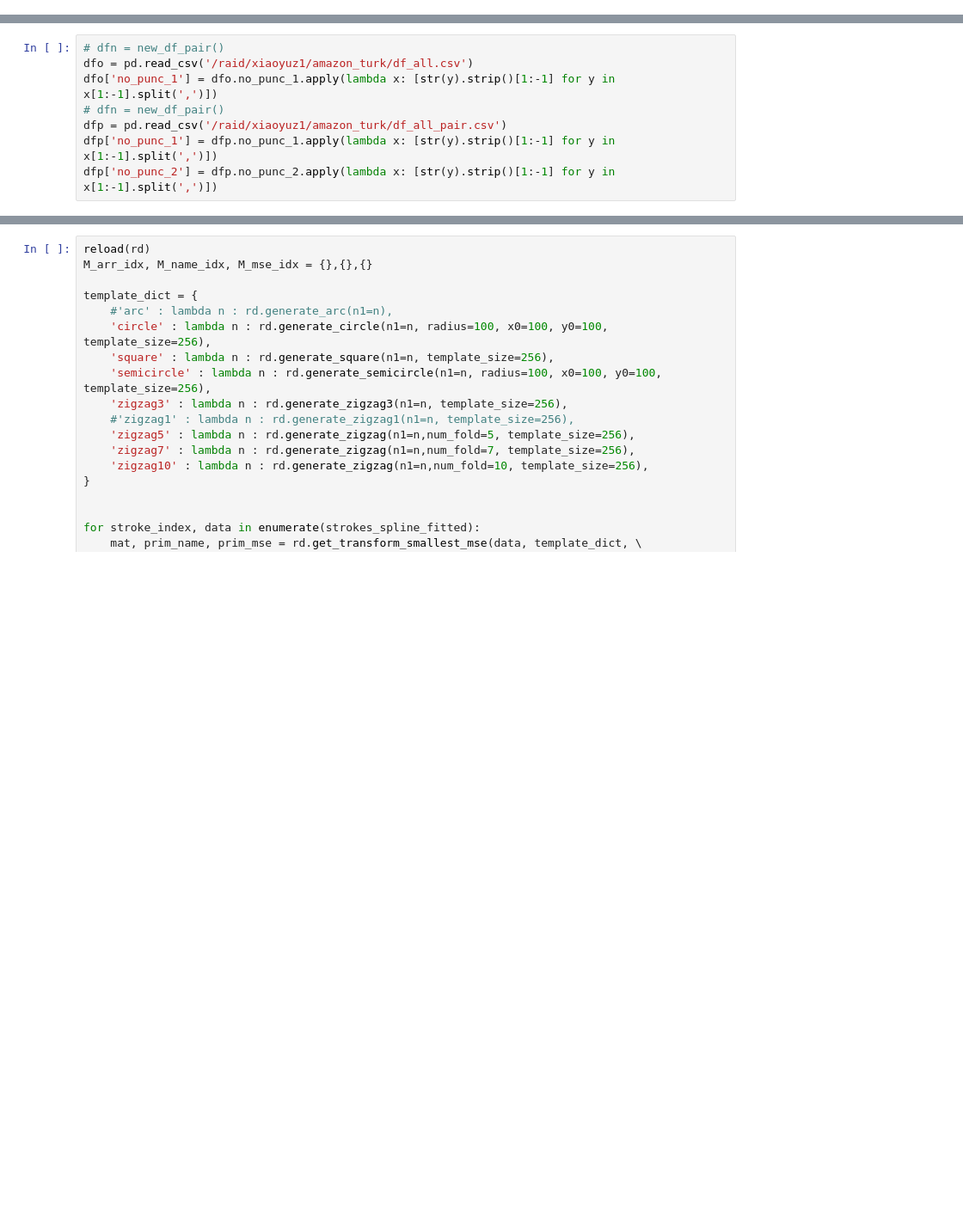
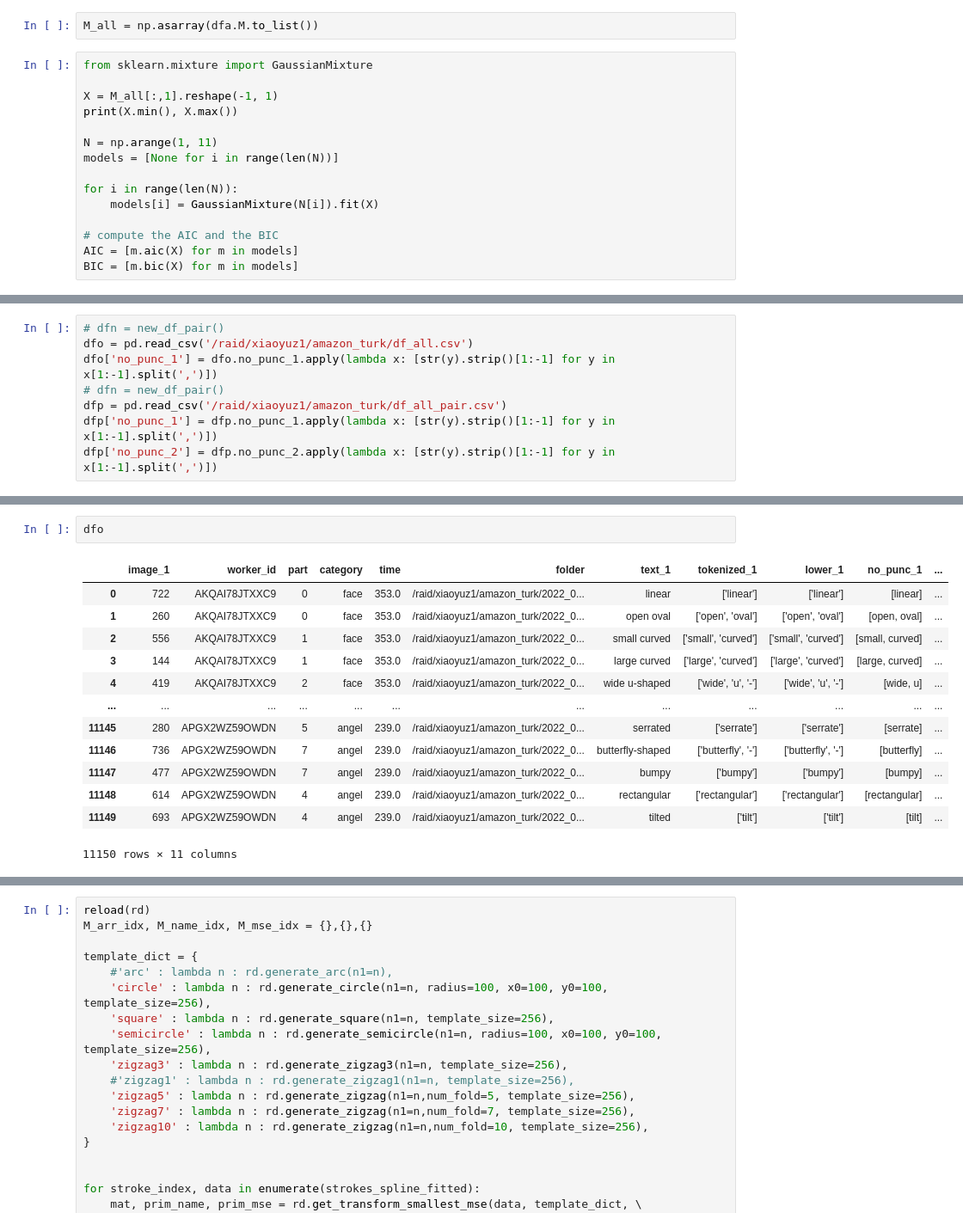
Before and after one commit to ErinZhang1998/sketch_collection, a Jupyter notebook: 07_01_analysis.ipynb, the cells around one changed output, grey strips where cells are left out. Shown at 86% size. Drawn from its saved outputs; the diff is of its cells as text; blank space fills up the shorter version.

```diff
--- a/07_01_analysis.ipynb
+++ b/07_01_analysis.ipynb
@@ -162,0 +224,17 @@ dfa = df[df.mse.apply(lambda x: not math.isinf(x))]
+# %%
+M_all = np.asarray(dfa.M.to_list())
+# %%
+from sklearn.mixture import GaussianMixture
+
+X = M_all[:,1].reshape(-1, 1)
+print(X.min(), X.max())
+
+N = np.arange(1, 11)
+models = [None for i in range(len(N))]
+
+for i in range(len(N)):
+    models[i] = GaussianMixture(N[i]).fit(X)
+
+# compute the AIC and the BIC
+AIC = [m.aic(X) for m in models]
+BIC = [m.bic(X) for m in models]
@@ -268,2 +554,18 @@ dfp['no_punc_2'] = dfp.no_punc_2.apply(lambda x: [str(y).strip()[1:-1] for y in
+# %%
+dfo
+# %% [output]
+|  | image_1 | worker_id | part | category | time | folder | text_1 | tokenized_1 | lower_1 | no_punc_1 | ... |
+| 0 | 722 | AKQAI78JTXXC9 | 0 | face | 353.0 | /raid/xiaoyuz1/amazon_turk/2022_0... | linear | ['linear'] | ['linear'] | [linear] | ... |
+| 1 | 260 | AKQAI78JTXXC9 | 0 | face | 353.0 | /raid/xiaoyuz1/amazon_turk/2022_0... | open oval | ['open', 'oval'] | ['open', 'oval'] | [open, oval] | ... |
+| 2 | 556 | AKQAI78JTXXC9 | 1 | face | 353.0 | /raid/xiaoyuz1/amazon_turk/2022_0... | small curved | ['small', 'curved'] | ['small', 'curved'] | [small, curved] | ... |
+| 3 | 144 | AKQAI78JTXXC9 | 1 | face | 353.0 | /raid/xiaoyuz1/amazon_turk/2022_0... | large curved | ['large', 'curved'] | ['large', 'curved'] | [large, curved] | ... |
+| 4 | 419 | AKQAI78JTXXC9 | 2 | face | 353.0 | /raid/xiaoyuz1/amazon_turk/2022_0... | wide u-shaped | ['wide', 'u', '-'] | ['wide', 'u', '-'] | [wide, u] | ... |
+| ... | ... | ... | ... | ... | ... | ... | ... | ... | ... | ... | ... |
+| 11145 | 280 | APGX2WZ59OWDN | 5 | angel | 239.0 | /raid/xiaoyuz1/amazon_turk/2022_0... | serrated | ['serrate'] | ['serrate'] | [serrate] | ... |
+| 11146 | 736 | APGX2WZ59OWDN | 7 | angel | 239.0 | /raid/xiaoyuz1/amazon_turk/2022_0... | butterfly-shaped | ['butterfly', '-'] | ['butterfly', '-'] | [butterfly] | ... |
+| 11147 | 477 | APGX2WZ59OWDN | 7 | angel | 239.0 | /raid/xiaoyuz1/amazon_turk/2022_0... | bumpy | ['bumpy'] | ['bumpy'] | [bumpy] | ... |
+| 11148 | 614 | APGX2WZ59OWDN | 4 | angel | 239.0 | /raid/xiaoyuz1/amazon_turk/2022_0... | rectangular | ['rectangular'] | ['rectangular'] | [rectangular] | ... |
+| 11149 | 693 | APGX2WZ59OWDN | 4 | angel | 239.0 | /raid/xiaoyuz1/amazon_turk/2022_0... | tilted | ['tilt'] | ['tilt'] | [tilt] | ... |
+11150 rows × 11 columns
 # %%
 dfo[(dfo['image_1'] == idx)]
```
Also changed, not shown: parts of 61 cells of this notebook, 6 other files.
